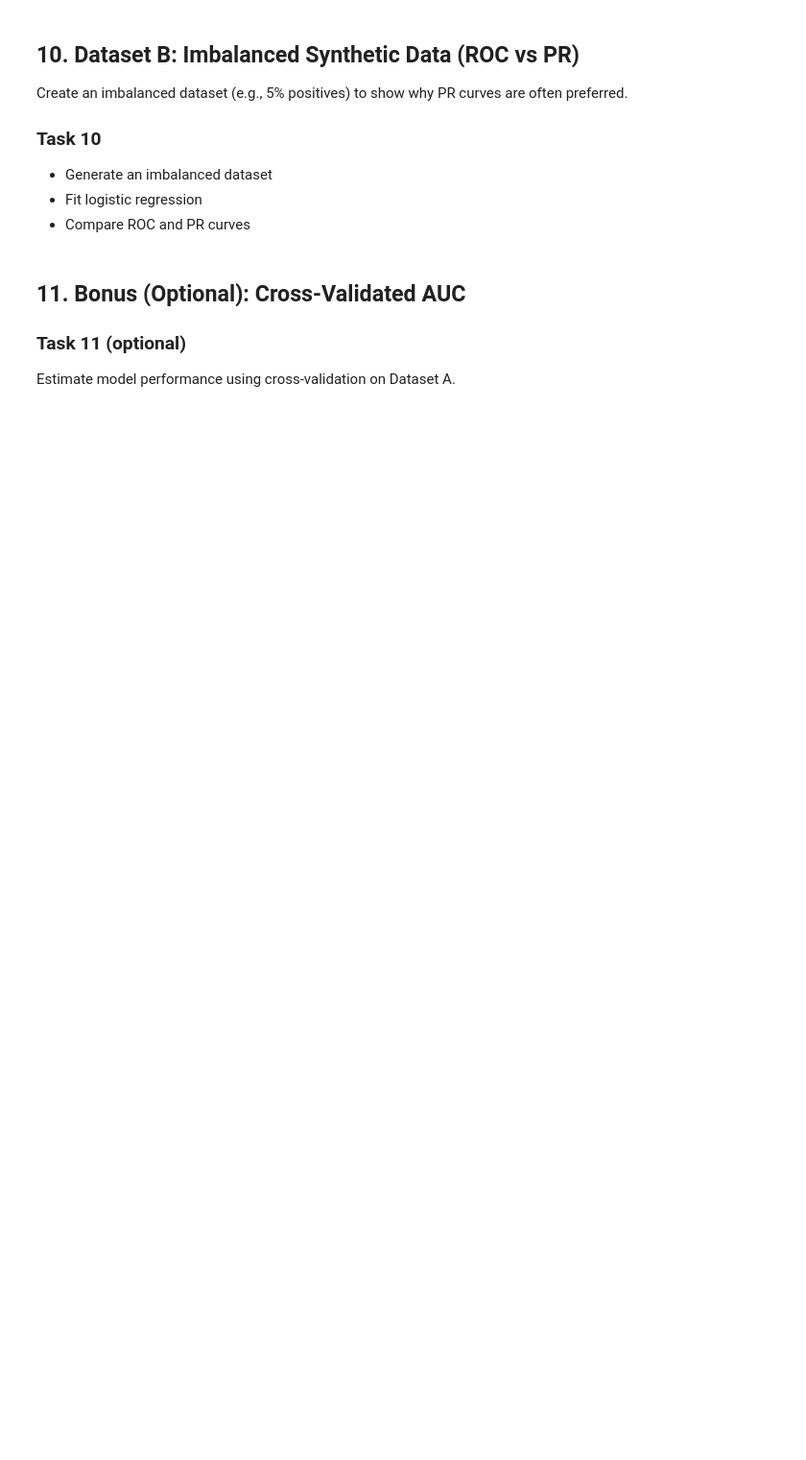
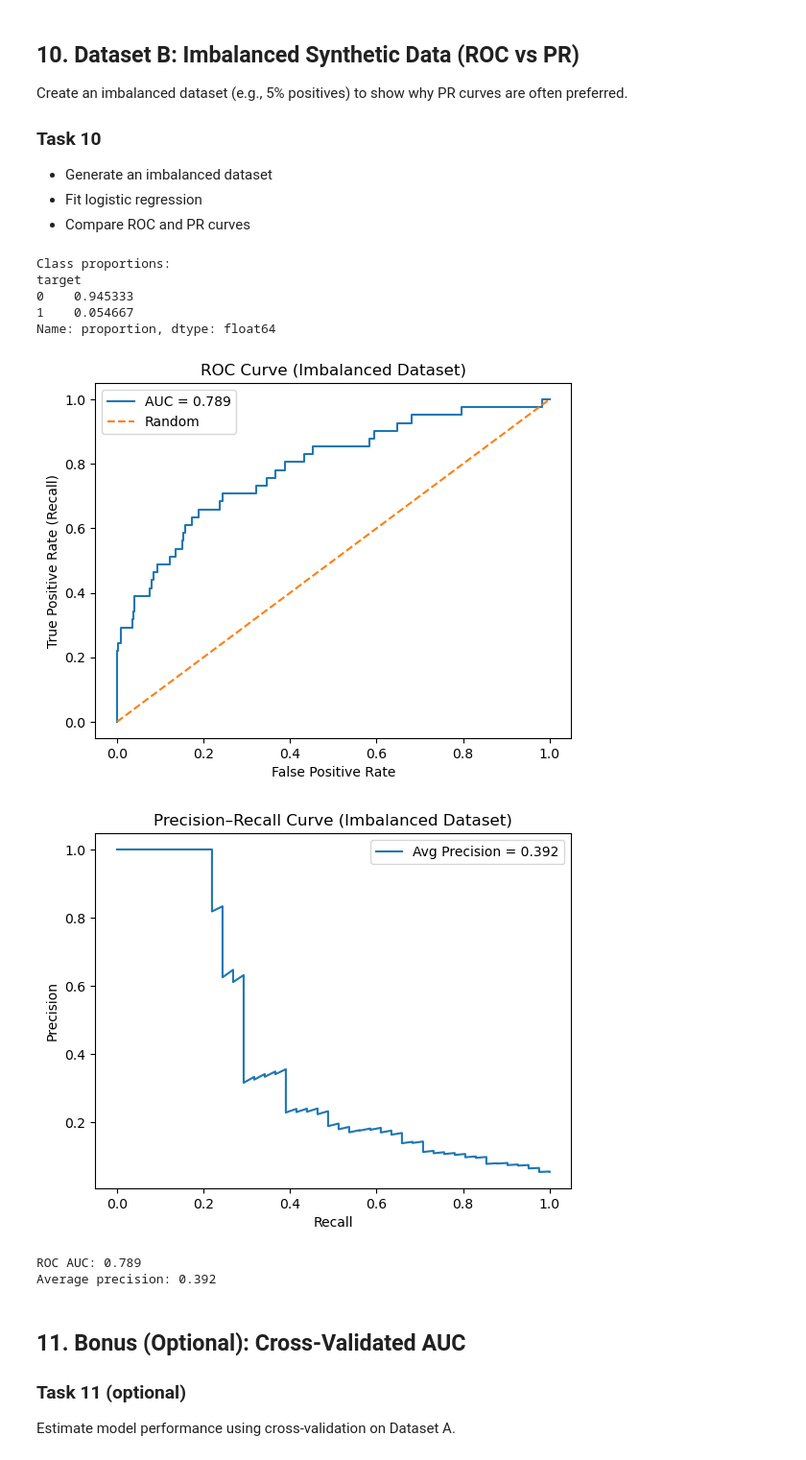
Before and after one commit to duxiuxia-bioinformatics/teach_machine_learning_and_ai, a Jupyter notebook: src/teaching/classification/logistic_regression/logistic_regression_lab.ipynb, the cells around one changed output. Shown at 96% size. Cells and saved outputs as stored; diff of their text form; code cells hidden in the pictures; blank space fills up the shorter version.

```diff
--- a/src/teaching/classification/logistic_regression/logistic_regression_lab.ipynb
+++ b/src/teaching/classification/logistic_regression/logistic_regression_lab.ipynb
@@ -367,38 +375,48 @@ X2_train, X2_test, y2_train, y2_test = train_test_split(
 
 imb_model = Pipeline([
     ("scaler", StandardScaler()),
-    ("lr", LogisticRegression(penalty="l2", solver="lbfgs", max_iter=4000, random_state=RANDOM_STATE))
+    ("lr", LogisticRegression(solver="lbfgs", max_iter=4000, random_state=RANDOM_STATE))
 ])
 imb_model.fit(X2_train, y2_train)
 p2 = imb_model.predict_proba(X2_test)[:, 1]
 
 # ROC
 fpr2, tpr2, _ = roc_curve(y2_test, p2)
 auc2 = roc_auc_score(y2_test, p2)
 
 plt.figure()
 plt.plot(fpr2, tpr2, label=f"AUC = {auc2:.3f}")
 plt.plot([0, 1], [0, 1], linestyle="--", label="Random")
 plt.xlabel("False Positive Rate")
 plt.ylabel("True Positive Rate (Recall)")
 plt.title("ROC Curve (Imbalanced Dataset)")
 plt.legend()
 plt.show()
 
 # PR
 prec2, rec2, _ = precision_recall_curve(y2_test, p2)
 ap2 = average_precision_score(y2_test, p2)
 
 plt.figure()
 plt.plot(rec2, prec2, label=f"Avg Precision = {ap2:.3f}")
 plt.xlabel("Recall")
 plt.ylabel("Precision")
 plt.title("Precision–Recall Curve (Imbalanced Dataset)")
 plt.legend()
 plt.show()
 
 print("ROC AUC:", round(auc2, 3))
 print("Average precision:", round(ap2, 3))
+# %% [output]
+Class proportions:
+target
+0    0.945333
+1    0.054667
+Name: proportion, dtype: float64
+[figure, added]
+[figure, added]
+ROC AUC: 0.789
+Average precision: 0.392
 # %% [markdown]
 ## 11. Bonus (Optional): Cross-Validated AUC
 
```
Also changed, not shown: parts of 4 cells of this notebook, 1 other file.
